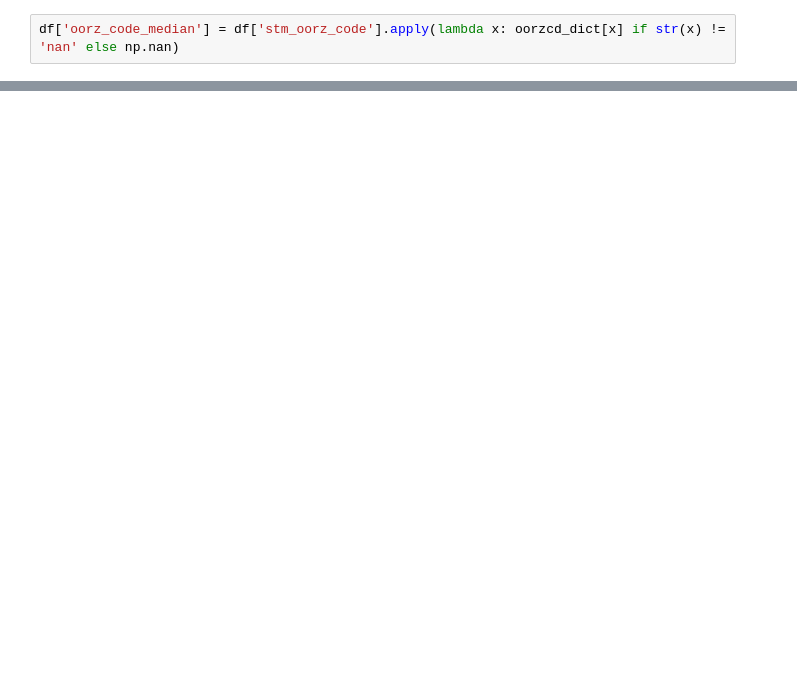
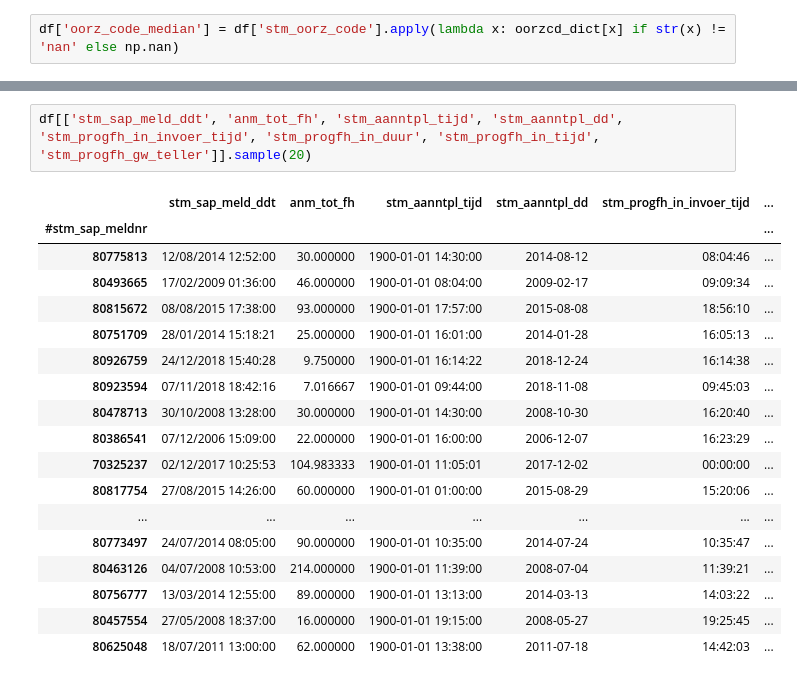
Before and after one commit to GuuscoNL/data-driven-business, a Jupyter notebook: DataExploration.ipynb, the cells around one changed output, grey strips where cells are left out. Drawn from its saved outputs; the diff is of its cells as text; blank space fills up the shorter version.

```diff
--- a/DataExploration.ipynb
+++ b/DataExploration.ipynb
@@ -298,0 +478,21 @@ df.corr()['anm_tot_fh']
+# %%
+df[['stm_sap_meld_ddt', 'anm_tot_fh', 'stm_aanntpl_tijd', 'stm_aanntpl_dd', 'stm_progfh_in_invoer_tijd', 'stm_progfh_in_duur', 'stm_progfh_in_tijd', 'stm_progfh_gw_teller']].sample(20)
+# %% [output]
+|  | stm_sap_meld_ddt | anm_tot_fh | stm_aanntpl_tijd | stm_aanntpl_dd | stm_progfh_in_invoer_tijd | ... |
+| #stm_sap_meldnr |  |  |  |  |  | ... |
+| 80775813 | 12/08/2014 12:52:00 | 30.000000 | 1900-01-01 14:30:00 | 2014-08-12 | 08:04:46 | ... |
+| 80493665 | 17/02/2009 01:36:00 | 46.000000 | 1900-01-01 08:04:00 | 2009-02-17 | 09:09:34 | ... |
+| 80815672 | 08/08/2015 17:38:00 | 93.000000 | 1900-01-01 17:57:00 | 2015-08-08 | 18:56:10 | ... |
+| 80751709 | 28/01/2014 15:18:21 | 25.000000 | 1900-01-01 16:01:00 | 2014-01-28 | 16:05:13 | ... |
+| 80926759 | 24/12/2018 15:40:28 | 9.750000 | 1900-01-01 16:14:22 | 2018-12-24 | 16:14:38 | ... |
+| 80923594 | 07/11/2018 18:42:16 | 7.016667 | 1900-01-01 09:44:00 | 2018-11-08 | 09:45:03 | ... |
+| 80478713 | 30/10/2008 13:28:00 | 30.000000 | 1900-01-01 14:30:00 | 2008-10-30 | 16:20:40 | ... |
+| 80386541 | 07/12/2006 15:09:00 | 22.000000 | 1900-01-01 16:00:00 | 2006-12-07 | 16:23:29 | ... |
+| 70325237 | 02/12/2017 10:25:53 | 104.983333 | 1900-01-01 11:05:01 | 2017-12-02 | 00:00:00 | ... |
+| 80817754 | 27/08/2015 14:26:00 | 60.000000 | 1900-01-01 01:00:00 | 2015-08-29 | 15:20:06 | ... |
+| ... | ... | ... | ... | ... | ... | ... |
+| 80773497 | 24/07/2014 08:05:00 | 90.000000 | 1900-01-01 10:35:00 | 2014-07-24 | 10:35:47 | ... |
+| 80463126 | 04/07/2008 10:53:00 | 214.000000 | 1900-01-01 11:39:00 | 2008-07-04 | 11:39:21 | ... |
+| 80756777 | 13/03/2014 12:55:00 | 89.000000 | 1900-01-01 13:13:00 | 2014-03-13 | 14:03:22 | ... |
+| 80457554 | 27/05/2008 18:37:00 | 16.000000 | 1900-01-01 19:15:00 | 2008-05-27 | 19:25:45 | ... |
+| 80625048 | 18/07/2011 13:00:00 | 62.000000 | 1900-01-01 13:38:00 | 2011-07-18 | 14:42:03 | ... |
```
Also changed, not shown: parts of 42 cells of this notebook, 3 other files.
